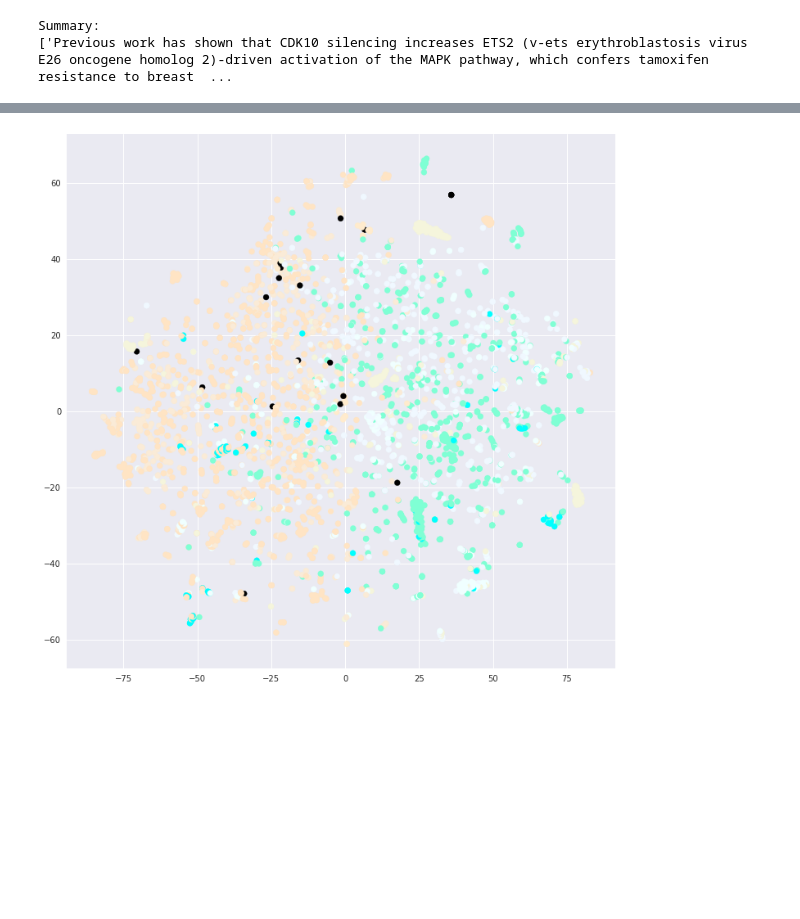
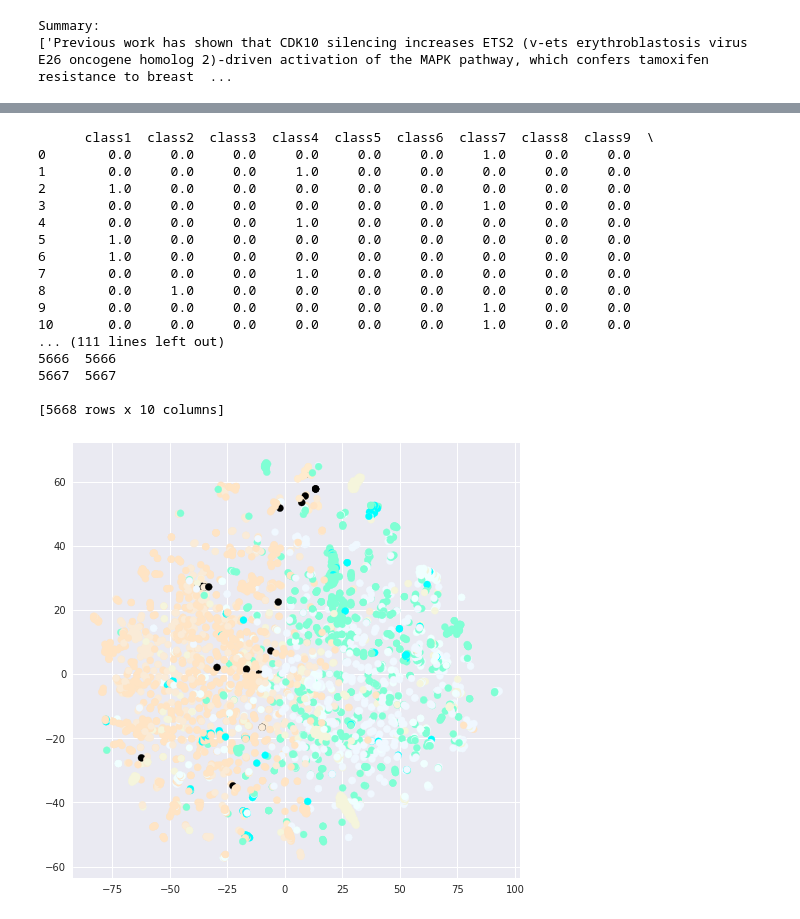
Before and after one commit to gita-vahdatinia/CancerAI, a Jupyter notebook: dataprocessing.ipynb, the cells around one changed output, grey strips where cells are left out. Drawn from its saved outputs; the diff is of its cells as text; code cells hidden in the pictures; blank space fills up the shorter version.

```diff
--- a/dataprocessing.ipynb
+++ b/dataprocessing.ipynb
@@ -120,7 +137,7 @@ test_text_df.head()
 # %%
 # test_data = pd.concat([test_var_df.set_index('ID'),
 #                         test_text_df.set_index('ID')],axis=1)
-test_data = pd.merge(test_var_df, test_text_df, how='left',on = 'ID').fillna('')
+test_data = pd.merge(test_var, test_text, how='left',on = 'ID').fillna('')
 test_data['ID'] = test_data.ID.astype(int)
 test_data.head()
 # %% [output]
@@ -170,7 +187,7 @@ plt.show()
 #First column is Class
 #Second column is Frequency
 #All in training variants file
-data=train_var_df
+data=train_var
 data["Class"].value_counts()
 # %% [output]
 7    953
@@ -261,17 +283,22 @@ Number of test variants: 986
 # %%
 #figure out why there are nan objects?
 # %%
+#https://dunkley.me/blog/msk-redefining-cancer-treatment
+
+#did not lemmatize words use Spacy lemmatizer
 from nltk.corpus import stopwords
 from gensim.models.doc2vec import TaggedDocument
 from gensim import utils
+import gensim
 
 def constructLabeledSentences(data):
     sentences=[]
     for index, row in data.iteritems():
-        sentences.append(TaggedDocument(utils.to_unicode(row).split(), ['Text' + '_%s' % str(index)]))
+        sentences.append(TaggedDocument(gensim.utils.to_unicode(row).split(), ['Text' + '_%s' % str(index)]))
     return sentences
 
 def textClean(text):
+    #only including alphanumeric symbols
     text = re.sub(r"[^A-Za-z0-9^,!.\/'+-=]", " ", text)
     text = text.lower().split()
     stops = set(stopwords.words("english"))
@@ -281,17 +308,15 @@ def textClean(text):
 
 def cleanup(text):
     text = textClean(text)
+    #gets rid of punctiations
     text= text.translate(str.maketrans("","", string.punctuation))
     return text
 
 # all_data = all_data['Text'].str.decode("utf8")
 #all_data['Text'] = all_data.Text.astype(str)
-#print (all_data.dtypes)
+print (all_data.dtypes)
 #allText = textClean(str(all_data['Text'])
 allText = all_data['Text'].apply(cleanup)
 #sentences = constructLabeledSentences(allText)
 allText.head()
-
-#taking out stop words, and then we are creating labels and tags  for each one where the tag is
-#corresponding to the ID #
 # %% [output]
@@ -329,23 +368,31 @@ else:
 # %%
+test_size =(len(test_data))
 text_train_arrays = np.zeros((train_size, Text_INPUT_DIM))
 text_test_arrays = np.zeros((test_size, Text_INPUT_DIM))
 
-#str(i) is referring to the ID that we previously got
-print(len(sentences))
+#never train with test set so you split training data into
+#training and validaition sets
+
+#vectorization of training text
 for i in range(train_size):
     text_train_arrays[i] = text_model.docvecs['Text_'+str(i)]
 
 j=0
+
+#vectorizing test data
 for i in range(train_size,train_size+test_size):
     text_test_arrays[j] = text_model.docvecs['Text_'+str(i)]
     j=j+1
 
+#vector for each id
+#3321 points in 300 dimensional space
+#text_train_arrays[0] is first vector
+#len(text_train_arrays[0]) = 300
+# 3321 indices
+#print("Size of text_train_arrays:")
+
 print (len(text_train_arrays))
-print (len(text_train_arrays[0]))
-print(len(text_test_arrays))
-# There are 3321 training text IDs, the vectorization of the training text
-# There are 300 vectors for each ID
-
+#print (len(text_train_arrays[0]))
 print(text_train_arrays[0])
-print(text_test_arrays[1])
+#print(text_train_arrays[0][:50])
 # %% [output]
@@ -542,3 +652,25 @@ submission.head()
+# %%
+submission.to_csv("submission_all.csv",index=False)
+submission.head()
+print(submission)
+# %% [output]
+      class1  class2  class3  class4  class5  class6  class7  class8  class9  \
+0        0.0     0.0     0.0     0.0     0.0     0.0     1.0     0.0     0.0
+1        0.0     0.0     0.0     1.0     0.0     0.0     0.0     0.0     0.0
+2        1.0     0.0     0.0     0.0     0.0     0.0     0.0     0.0     0.0
+3        0.0     0.0     0.0     0.0     0.0     0.0     1.0     0.0     0.0
+4        0.0     0.0     0.0     1.0     0.0     0.0     0.0     0.0     0.0
+5        1.0     0.0     0.0     0.0     0.0     0.0     0.0     0.0     0.0
+6        1.0     0.0     0.0     0.0     0.0     0.0     0.0     0.0     0.0
+7        0.0     0.0     0.0     1.0     0.0     0.0     0.0     0.0     0.0
+8        0.0     1.0     0.0     0.0     0.0     0.0     0.0     0.0     0.0
+9        0.0     0.0     0.0     0.0     0.0     0.0     1.0     0.0     0.0
+10       0.0     0.0     0.0     0.0     0.0     0.0     1.0     0.0     0.0
+... (111 lines left out)
+5666  5666
+5667  5667
+
+[5668 rows x 10 columns]
 # %%
 from keras import backend as K
 import seaborn as sns
@@ -560,9 +692,9 @@ for i in range(len(train_set)):
 # %%
 from sklearn.manifold import TSNE
 tsne = TSNE(n_components=2, random_state=0)
 intermediates_tsne = tsne.fit_transform(intermediates)
-plt.figure(figsize=(12, 12))
+plt.figure(figsize=(8, 8))
 plt.scatter(x = intermediates_tsne[:,0], y=intermediates_tsne[:,1], color=color_intermediates)
 plt.show()
 # %% [output]
-[figure, old version]
+[figure, new version]
```
Also changed, not shown: parts of 29 cells of this notebook, 1 other file.
